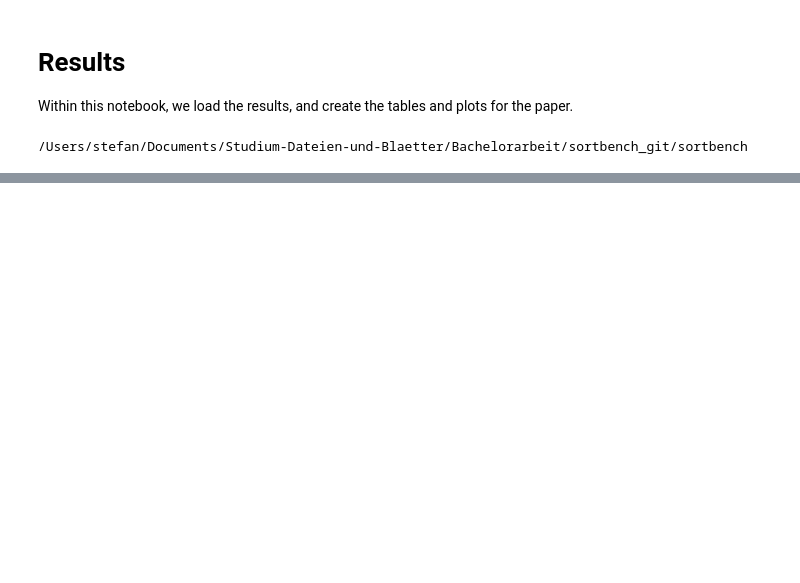
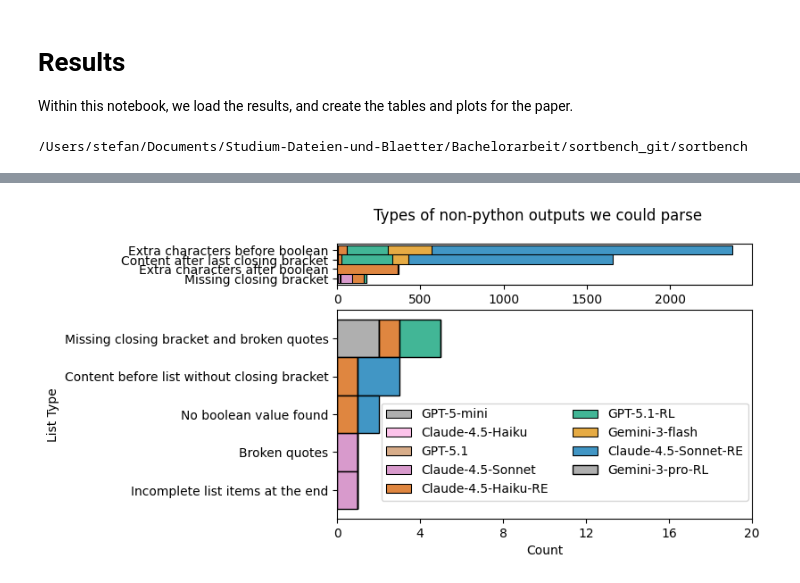
Before and after one commit to bl04st/sortbench, a Jupyter notebook: notebooks/result_presentation.ipynb, the cells around one changed output, grey strips where cells are left out. Saved outputs shown, nothing was run; the diff lists cells and outputs as text; code cells hidden in the pictures; blank space fills up the shorter version.

```diff
--- a/notebooks/result_presentation.ipynb
+++ b/notebooks/result_presentation.ipynb
@@ -239,21 +229,33 @@ GPT-5-mini & 0.758 & 0.871 & 0.735 & 0.940 \\
 # %%
 error_order = df_results_all.groupby(['ErrorType']).count()['Model'].sort_values(ascending=False).index.tolist()
 df_results_all['ErrorType'] = pd.Categorical(df_results_all['ErrorType'], error_order)
 
-fig, axes = plt.subplots(2,1, figsize=(6, 4), gridspec_kw={'height_ratios': [1, 6]})
+fig, axes = plt.subplots(2,1, figsize=(6, 4), gridspec_kw={'height_ratios': [1, 5]})
 ax = axes[0]
-sns.histplot(df_results_all[(df_results_all['ErrorType']=='Missing closing bracket' ) | (df_results_all['ErrorType']=='Content after last closing bracket') | (df_results_all['ErrorType']=='Extra characters before boolean')], y='ErrorType', hue='Model', multiple='stack', legend=False, ax=ax)
+sns.histplot(df_results_all[(df_results_all['ErrorType']=='Missing closing bracket' ) | (df_results_all['ErrorType']=='Content after last closing bracket') | (df_results_all['ErrorType']=='Extra characters before boolean') | (df_results_all['ErrorType']=='Extra characters after boolean')], y='ErrorType', hue='Model', multiple='stack', legend=False, ax=ax)
 ax.set_xlabel(None)
 ax.set_ylabel(None)
 ax = axes[1]
-df_results_all_filtered = df_results_all.loc[(df_results_all['ErrorType']!='Missing closing bracket' ) & (df_results_all['ErrorType']!='Content after last closing bracket') & (df_results_all['ErrorType']!='Extra characters before boolean'), :].copy()
+df_results_all_filtered = df_results_all.loc[(df_results_all['ErrorType']!='Missing closing bracket' ) & (df_results_all['ErrorType']!='Content after last closing bracket') & (df_results_all['ErrorType']!='Extra characters before boolean') & (df_results_all['ErrorType']!='Extra characters after boolean'), :].copy()
 df_results_all_filtered['ErrorType'] = pd.Categorical(df_results_all_filtered['ErrorType'], [e for e in error_order if e not in ['Missing closing bracket','Content after last closing bracket']])
-sns.histplot(df_results_all_filtered, y='ErrorType', hue='Model', multiple='stack', ax=ax)
-ax.set_xticks(range(0, 64, 4))
+sns.set_palette("colorblind")
+sns.histplot(df_results_all_filtered, y='ErrorType', hue='Model', multiple='stack', ax=ax, legend=False)
+ax.set_xticks(range(0, 21, 4))
+
+models = df_results_all['Model'].unique()
+colors = sns.color_palette(n_colors=len(models))
+
+# Handles und Labels selber bauen
+from matplotlib.patches import Patch
+handles = [Patch(color=colors[i], label=models[i]) for i in range(len(models))]
+
+fig.legend(handles, labels=models, loc='upper center', bbox_to_anchor=(0.55, 0.45), ncol=2)
 plt.ylabel('List Type')
 plt.suptitle('Types of non-python outputs we could parse')
 plt.savefig('figures/error_types:v2.0.pdf', dpi=300, bbox_inches='tight')
 plt.show()
+# %% [output]
+[figure, added]
 # %%
 melted_results_thinking = pd.melt(df_results_all, id_vars=['Model', 'Validity Score', 'Benchmark Score', 'Faithfulness Score', 'Overall Score'], value_vars=['Thinking Length'], var_name='Metric', value_name='Value')
 
```
Also changed, not shown: parts of 5 cells of this notebook.
